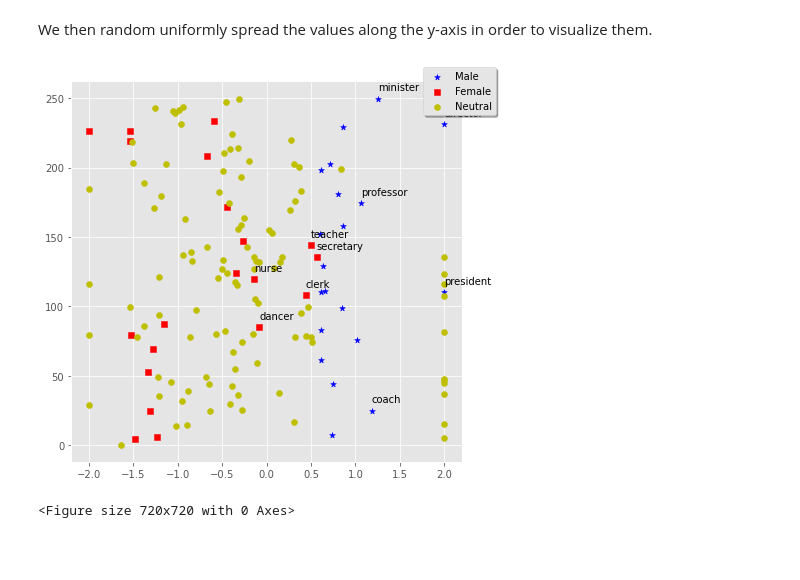
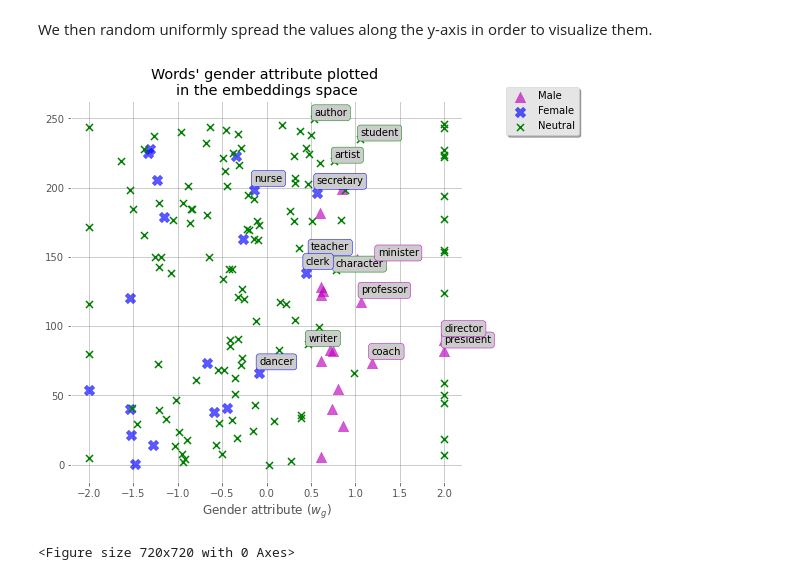
Before and after one commit to Erhtric/GenderDiscriminationNLP, a Jupyter notebook: embeddings_visualization.ipynb, the cells around one changed output. Cells and saved outputs as stored; diff of their text form; code cells hidden in the pictures; blank space fills up the shorter version.

Commit message:
added some pretty visualizations for the embeddings

```diff
--- a/embeddings_visualization.ipynb
+++ b/embeddings_visualization.ipynb
@@ -19,3 +21,20 @@ from debiaswe.data import load_professions, load_embeddings, load_embeddings_pan
+# %%
+# General setup
+male_bbox = dict(boxstyle ="round", fc ="0.8", color='m')
+male_arrowprops = dict(arrowstyle = "->",
+                  color='m',
+                  linewidth=1)
+
+female_bbox = dict(boxstyle ="round", fc ="0.8", color='b')
+female_arrowprops = dict(arrowstyle = "->",
+                  color='b',
+                  linewidth=1)
+
+neutral_bbox = dict(boxstyle ="round", fc ="0.8", color='g')
+neutral_arrowprops = dict(arrowstyle = "->",
+                  color='g',
+                  linewidth=1)
+offset = 45
 # %% [markdown]
 ## 2. Data preparation
 
@@ -125,7 +144,7 @@ Similarly for the neutral words, we only take a greater set with respect to the
 # neutral_vectors_g = np.concatenate((male_vectors_g[n:], female_vectors_g[n:]))
 neutral_vectors_g = neutral_vectors[neutral_vectors.columns[-1]]
 # np.random.shuffle(neutral_vectors_g)
-neutral_vectors_g  = neutral_vectors_g[n:].to_numpy()
+neutral_vectors_g  = neutral_vectors_g.to_numpy()
 # %% [markdown]
 We then random uniformly spread the values along the y-axis in order to visualize them.
 # %%
@@ -135,23 +154,29 @@ y_neutral = np.random.uniform(0, 250, size=len(neutral_vectors_g))
 # %%
 fig = plt.figure(figsize=(7,7))
 ax = plt.subplot(111)
-ax.scatter(male_vectors_g, y_male, marker="*", c='b')
-ax.scatter(female_vectors_g, y_female, marker="s", c='r')
-ax.scatter(neutral_vectors_g, y_neutral, marker="o",  c='y')
+ax.scatter(male_vectors_g, y_male, marker="^", c='m', alpha=0.65, s=110)
+ax.scatter(female_vectors_g, y_female, marker="X", c='b', alpha=0.65, s=110)
+ax.scatter(neutral_vectors_g, y_neutral, marker="x",  c='g', s=50)
+ax.set_facecolor('white')
+ax.grid(True, color='gray', alpha=0.5)
+ax.set_xlabel("Gender attribute ($w_g$)")
+ax.set_title('Words\' gender attribute plotted \nin the embeddings space')
 
 n = 5
-for i, male_word, female_word in zip(range(n), male_vectors['word'], female_vectors['word']):
+for i, m, f, n in zip(range(n), male_vectors['word'], female_vectors['word'], neutral_vectors['word']):
   # print(male_word, female_word, neutral_word)
-  plt.annotate(male_word, (male_vectors_g[i], y_male[i] + 6))
-  plt.annotate(female_word, (female_vectors_g[i], y_female[i] + 6))
-  # plt.annotate(neutral_word, (neutral_vectors_g[i], y_neutral[i]+2))
+  plt.annotate(m, (male_vectors_g[i], y_male[i] + 6), bbox = male_bbox)
+  plt.annotate(f, (female_vectors_g[i], y_female[i] + 6), bbox = female_bbox)
+  plt.annotate(n, (neutral_vectors_g[i], y_neutral[i]+2), bbox = neutral_bbox)
 plt.figure(figsize=(10, 10))
 # plt.legend(["Male", "Female", "Neutral"])
 
 ax.legend(["Male", "Female", "Neutral"], bbox_to_anchor=(1.1, 1.05), fancybox=True, shadow=True)
+# ax.get_yaxis().set_visible(False)
 
-plt.style.use('ggplot')
+
+# plt.style.use('ggplot')
 plt.show()
 # %% [output]
-[figure, old version]
+[figure, new version]
 <Figure size 720x720 with 0 Axes>
```
Also changed, not shown: parts of 13 cells of this notebook.
